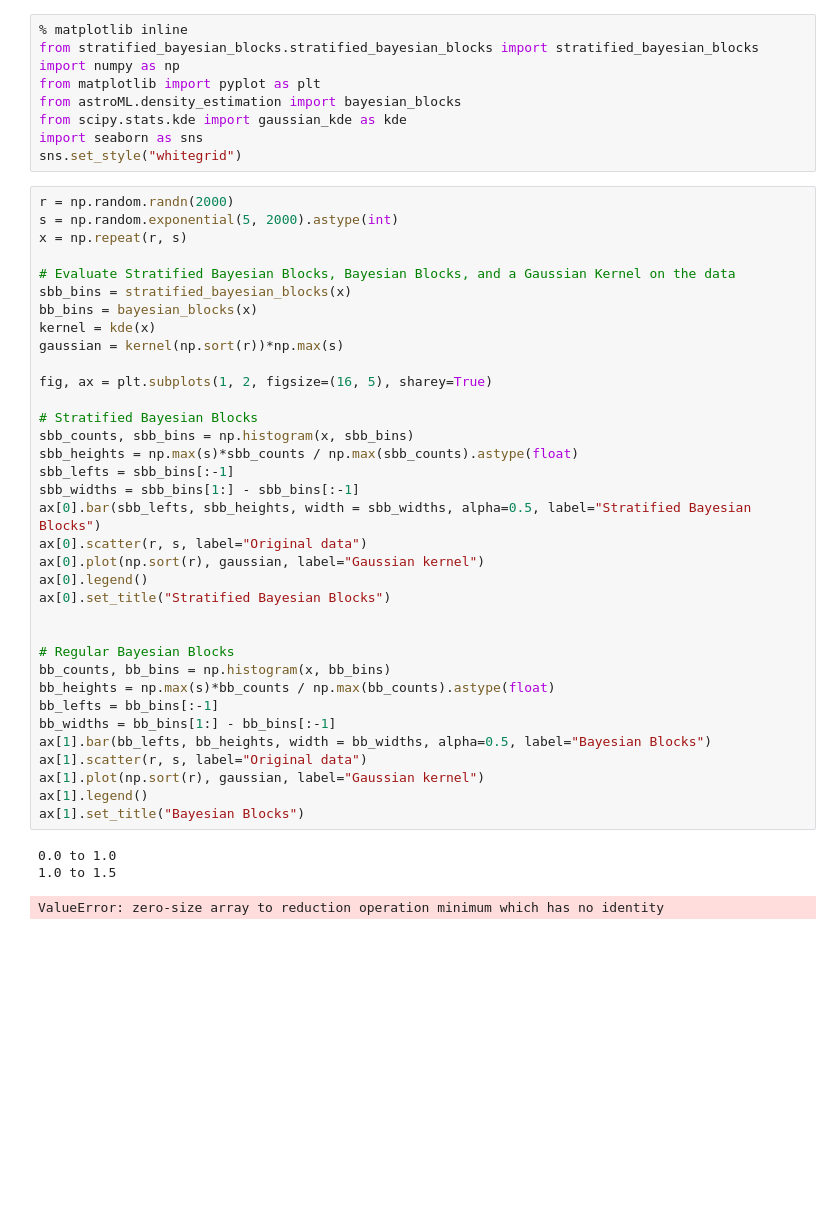
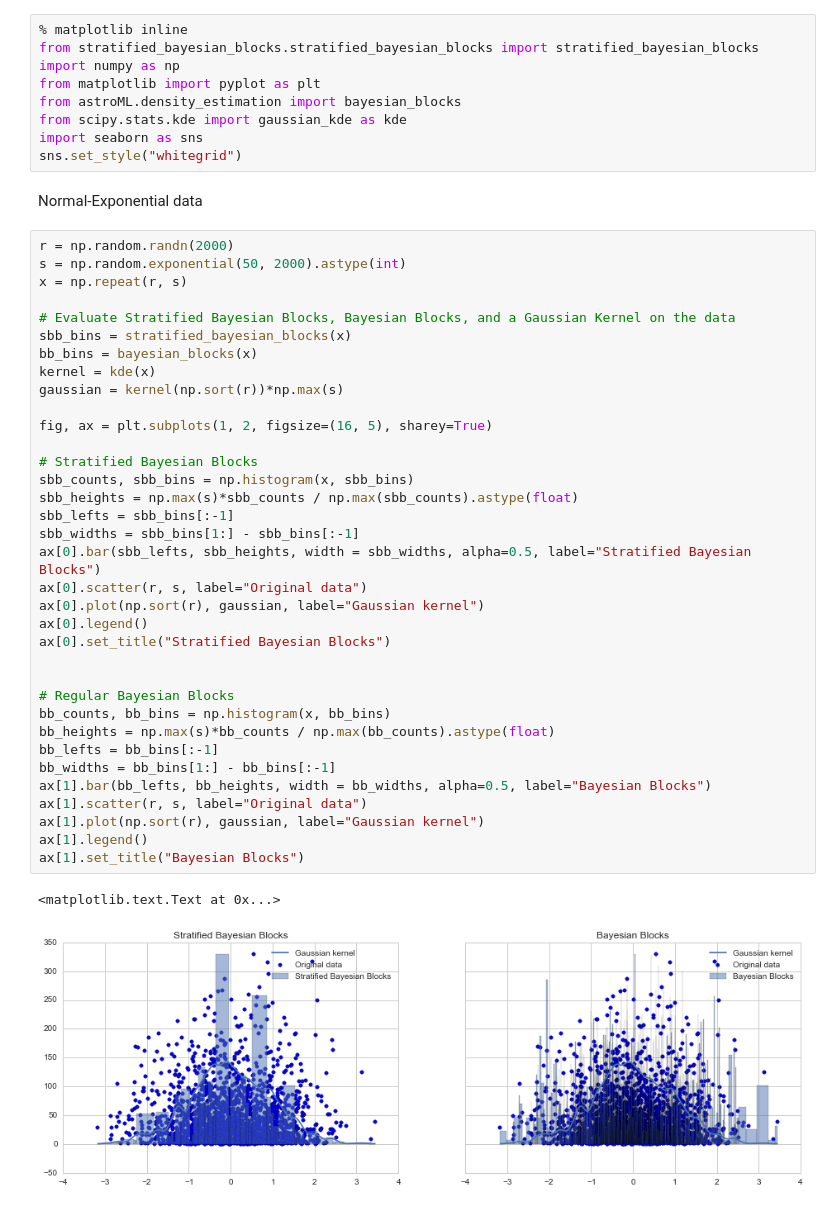
Before and after one commit to janmtl/stratified_bayesian_blocks, a Jupyter notebook: docs/Stratified Bayesian Blocks.ipynb, the cells around one changed output. Cells and saved outputs as stored; diff of their text form; blank space fills up the shorter version.

```diff
--- a/docs/Stratified Bayesian Blocks.ipynb
+++ b/docs/Stratified Bayesian Blocks.ipynb
@@ -7,42 +7,43 @@ from astroML.density_estimation import bayesian_blocks
 from scipy.stats.kde import gaussian_kde as kde
 import seaborn as sns
 sns.set_style("whitegrid")
+# %% [markdown]
+Normal-Exponential data
 # %%
 r = np.random.randn(2000)
-s = np.random.exponential(5, 2000).astype(int)
+s = np.random.exponential(50, 2000).astype(int)
 x = np.repeat(r, s)
 
 # Evaluate Stratified Bayesian Blocks, Bayesian Blocks, and a Gaussian Kernel on the data
 sbb_bins = stratified_bayesian_blocks(x)
 bb_bins = bayesian_blocks(x)
 kernel = kde(x)
 gaussian = kernel(np.sort(r))*np.max(s)
 
 fig, ax = plt.subplots(1, 2, figsize=(16, 5), sharey=True)
 
 # Stratified Bayesian Blocks
 sbb_counts, sbb_bins = np.histogram(x, sbb_bins)
 sbb_heights = np.max(s)*sbb_counts / np.max(sbb_counts).astype(float)
 sbb_lefts = sbb_bins[:-1]
 sbb_widths = sbb_bins[1:] - sbb_bins[:-1]
 ax[0].bar(sbb_lefts, sbb_heights, width = sbb_widths, alpha=0.5, label="Stratified Bayesian Blocks")
 ax[0].scatter(r, s, label="Original data")
 ax[0].plot(np.sort(r), gaussian, label="Gaussian kernel")
 ax[0].legend()
 ax[0].set_title("Stratified Bayesian Blocks")
 
 
 # Regular Bayesian Blocks
 bb_counts, bb_bins = np.histogram(x, bb_bins)
 bb_heights = np.max(s)*bb_counts / np.max(bb_counts).astype(float)
 bb_lefts = bb_bins[:-1]
 bb_widths = bb_bins[1:] - bb_bins[:-1]
 ax[1].bar(bb_lefts, bb_heights, width = bb_widths, alpha=0.5, label="Bayesian Blocks")
 ax[1].scatter(r, s, label="Original data")
 ax[1].plot(np.sort(r), gaussian, label="Gaussian kernel")
 ax[1].legend()
 ax[1].set_title("Bayesian Blocks")
 # %% [output]
-0.0 to 1.0
-1.0 to 1.5
+<matplotlib.text.Text at 0x...>
-ValueError: zero-size array to reduction operation minimum which has no identity
+[figure, added]
```
Also changed, not shown: parts of 2 cells of this notebook.
